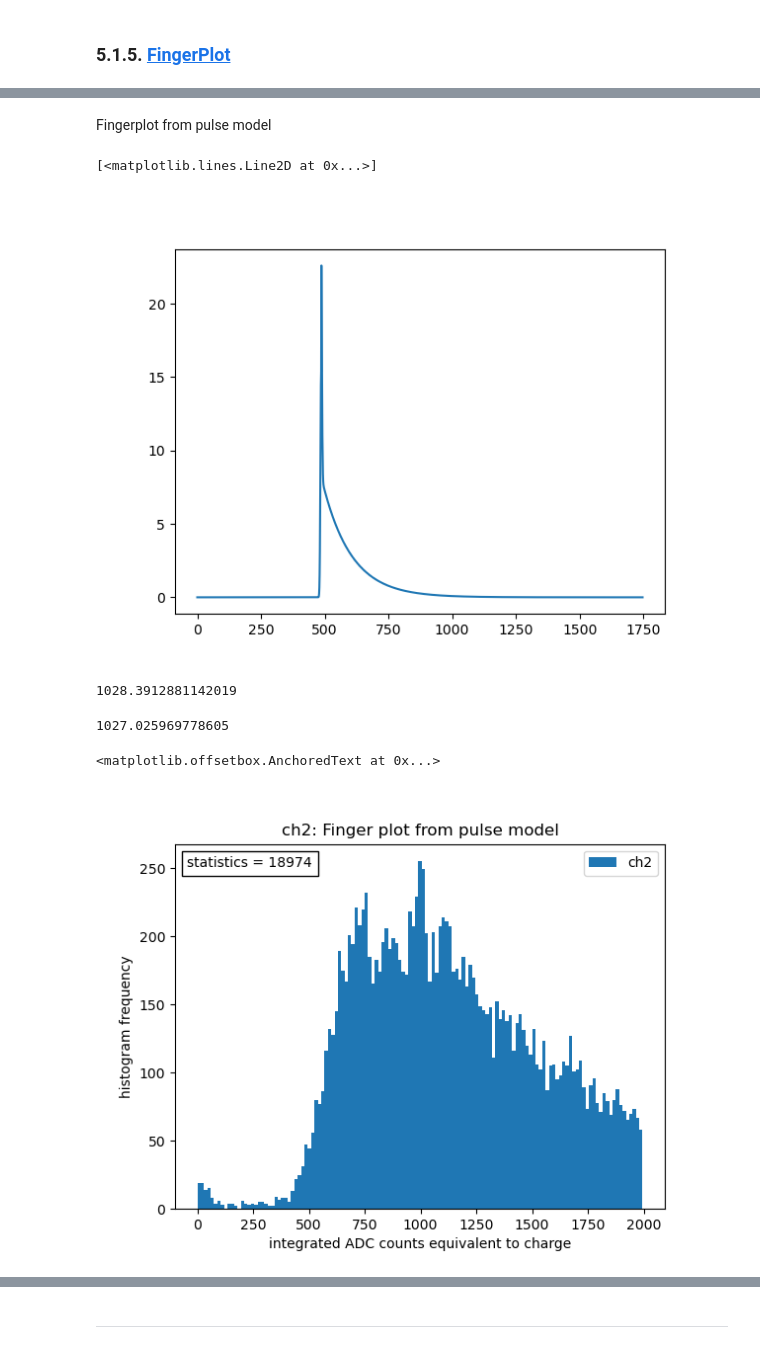
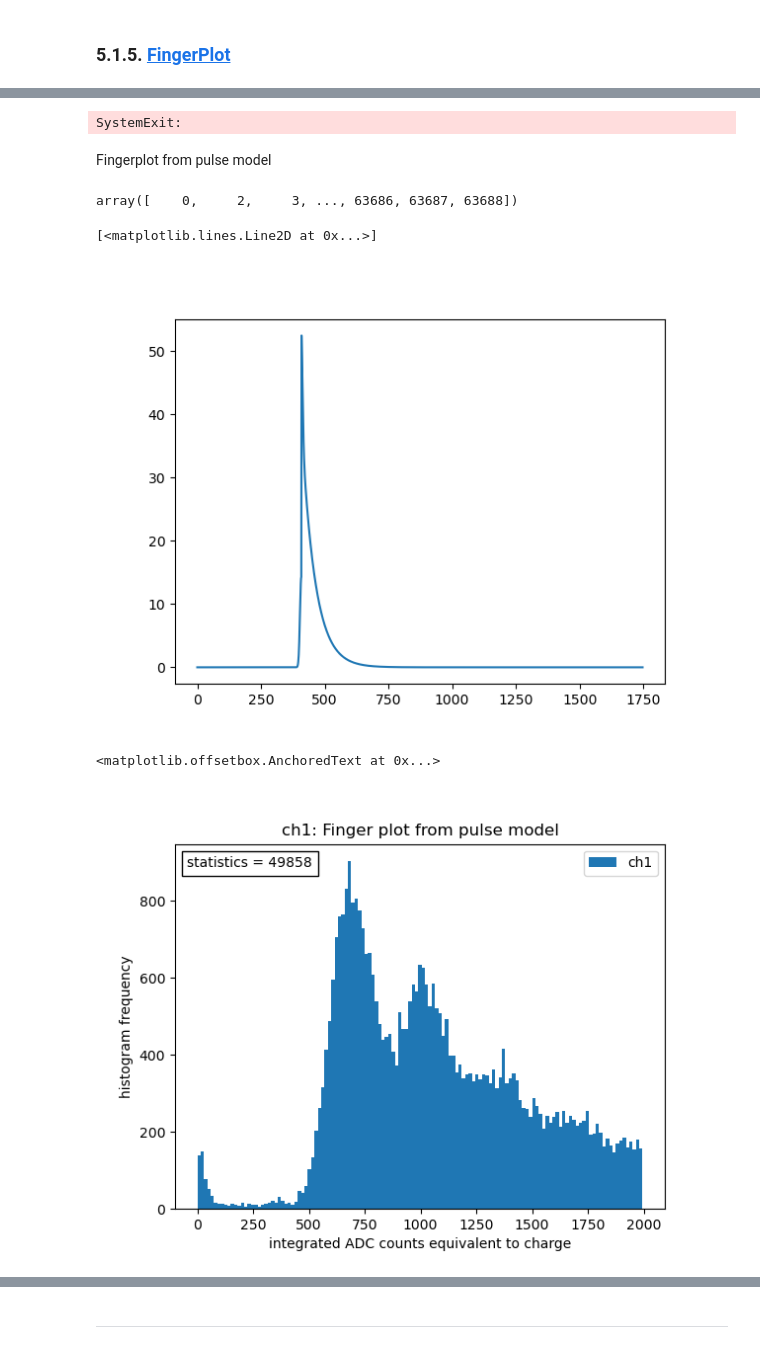
Before and after one commit to sarthchoudhary/ArGSet, a Jupyter notebook: notebooks/histogram_wf_param.ipynb, the cells around one changed output, grey strips where cells are left out. Saved outputs shown, nothing was run; the diff lists cells and outputs as text; code cells hidden in the pictures.

```diff
--- a/notebooks/histogram_wf_param.ipynb
+++ b/notebooks/histogram_wf_param.ipynb
@@ -631,13 +643,12 @@ fit_catalogue['ch2']
 
 integration_vector = np.array([])
 
-for wf_index in fit_catalogue['ch2']['wf_ch2'].index.values:
-    # if fit_catalogue['ch2']['chisqr'].loc[wf_index] < 2.0:
-    if True:
-        fitted_param = fit_catalogue['ch2']['fit_param'][wf_index]
+for wf_index in fit_catalogue[ch_x]['wf_raw'].index.values:
+    if fit_catalogue[ch_x]['chisqr'].loc[wf_index] < 2.0:
+    # if True:
+        fitted_param = fit_catalogue[ch_x]['fit_param'][wf_index]
         fitted_baseline = fitted_param[4]
-        # trace = fit_catalogue['ch2']['wf_raw'].loc[wf_index] - fit_catalogue['ch2']['estimated_baseline'].loc[wf_index]
-        trace = fit_catalogue['ch2']['wf_raw'].loc[wf_index] - fitted_baseline
+        trace = fit_catalogue[ch_x]['wf_raw'].loc[wf_index] - fitted_baseline
         peak_loc =  int(fitted_param[0])
         # pulse_win_integration_value = np.sum(trace[pulse_integration_window_begin:pulse_integration_window_end]) # fixed window
         pulse_win_integration_value = np.sum(trace[peak_loc-10:peak_loc+50]) # asymmetric window around peak
@@ -672,3 +671,7 @@ ax99.add_artist(text_in_box)
+# %%
+sys.exit()
+# %% [output]
+SystemExit:
 # %% [markdown]
 Fingerplot from pulse model
 # %%
@@ -680,35 +683,26 @@ def pulse_template(t, t0, sigma, tau, scale, baseline, K) -> np.ndarray:
     '''
     return baseline + K*((1-scale)/(sigma*np.sqrt(2*np.pi))*np.exp(-((t-t0)/(sigma))**2/2) + scale*np.heaviside(t-t0,0)/tau*np.exp(-(t-t0)/tau))
 # %%
-x_values = np.arange(fit_catalogue['ch2']['wf_raw'][0].shape[0])
+x_values = np.arange(fit_catalogue[ch_x]['wf_raw'][0].shape[0])
+# %%
+fit_catalogue[ch_x]['wf_raw'].index.values
+# %% [output]
+array([    0,     2,     3, ..., 63686, 63687, 63688])
 # %%
-wf_index = 32
+wf_index = 63688
 fig111, ax111 = plt.subplots()
-fitted_param = fit_catalogue['ch2']['fit_param'][wf_index]
-# fitted_param[4] = fit_catalogue['ch2']['estimated_baseline'][wf_index]
-# ax111.plot(pulse_template(x_values, *fitted_param) - fit_catalogue['ch2']['estimated_baseline'][wf_index])
+fitted_param = fit_catalogue[ch_x]['fit_param'][wf_index]
 ax111.plot(pulse_template(x_values, *fitted_param) - fitted_param[4])
-# ax111.plot(fit_catalogue['ch2']['wf_real'][wf_index] - fitted_param[4])
-# ax111.axhline(y = fit_catalogue['ch2']['estimated_baseline'][wf_index])
 # %% [output]
 [<matplotlib.lines.Line2D at 0x...>]
-[figure, old version]
+[figure, new version]
 # %%
 from scipy.integrate import simpson
-# %%
-simpson(pulse_template(x_values, *fitted_param) - fitted_param[4])
-# %% [output]
-1028.3912881142019
-# %%
-np.sum(pulse_template(x_values, *fitted_param) - fitted_param[4])
-# %% [output]
-1027.025969778605
 # %%
 integration_vector = np.array([])
-for wf_index in fit_catalogue['ch2']['wf_ch2'].index.values:
-    if fit_catalogue['ch2']['chisqr'].loc[wf_index] < 2:
-        fitted_param = fit_catalogue['ch2']['fit_param'][wf_index]
-        # fitted_param[4] = fit_catalogue['ch2']['estimated_baseline'][wf_index]
+for wf_index in fit_catalogue[ch_x]['wf_raw'].index.values:
+    if fit_catalogue[ch_x]['chisqr'].loc[wf_index] < 2:#TODO: change to ch_x
+        fitted_param = fit_catalogue[ch_x]['fit_param'][wf_index]
         trace = pulse_template(x_values, *fitted_param) - fitted_param[4]
         # pulse_win_integration_value = np.sum(trace)
         pulse_win_integration_value = simpson(trace)
@@ -716,15 +710,15 @@ for wf_index in fit_catalogue['ch2']['wf_ch2'].index.values:
 # %%
 fig111, ax111 = plt.subplots()
 # ax111.hist(integration_vector, bins=np.arange(450, 6000, 60), color='C0', label='ch2'); # fixed window
-ax111.hist(integration_vector, bins=np.arange(0, 2000, 15), color='C0', label='ch2'); # peak_loc
+ax111.hist(integration_vector, bins=np.arange(0, 2000, 15), color='C0', label=f'{ch_x}'); # peak_loc
 # ax111.hist(integration_vector, bins=2000, color='C0', label='ch2');
 ax111.legend()
-ax111.set_title('ch2: Finger plot from pulse model')
+ax111.set_title(f'{ch_x}: Finger plot from pulse model')
 ax111.set_xlabel('integrated ADC counts equivalent to charge')
 ax111.set_ylabel('histogram frequency')
 text_in_box = AnchoredText(f"statistics = {len(integration_vector)}", \
                                        loc='upper left')
 ax111.add_artist(text_in_box)
 # %% [output]
 <matplotlib.offsetbox.AnchoredText at 0x...>
-[figure, old version]
+[figure, new version]
```
Also changed, not shown: parts of 62 cells of this notebook.
